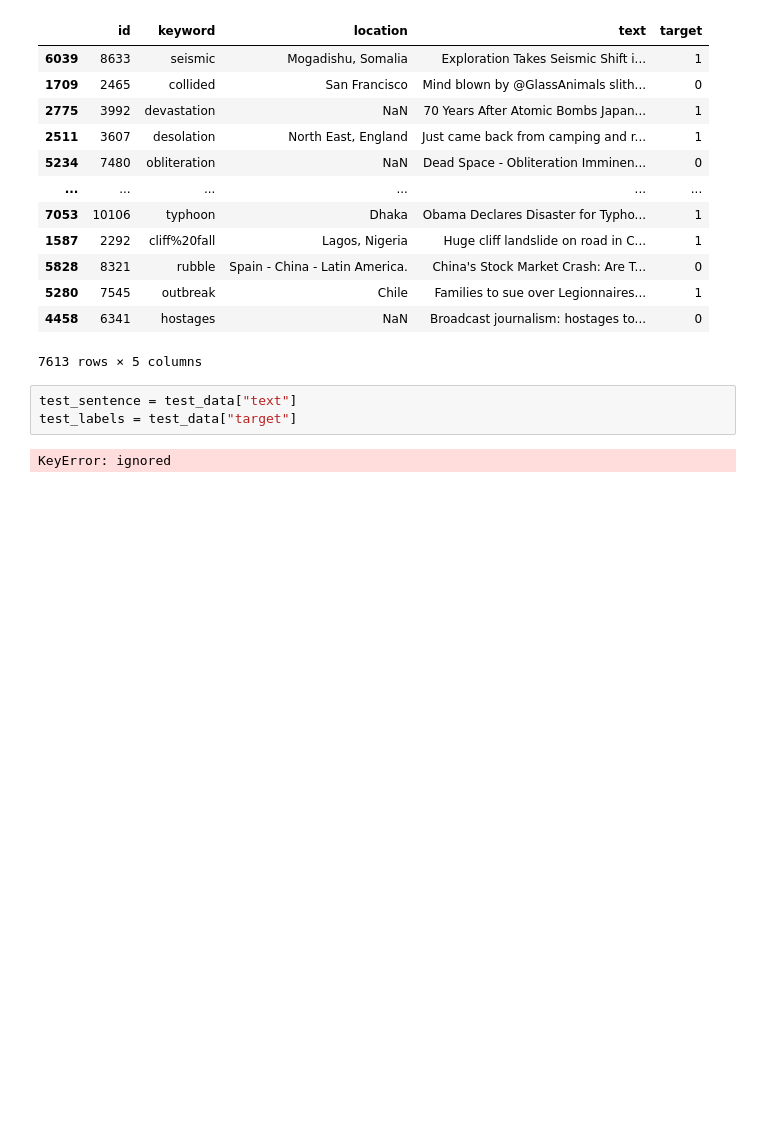
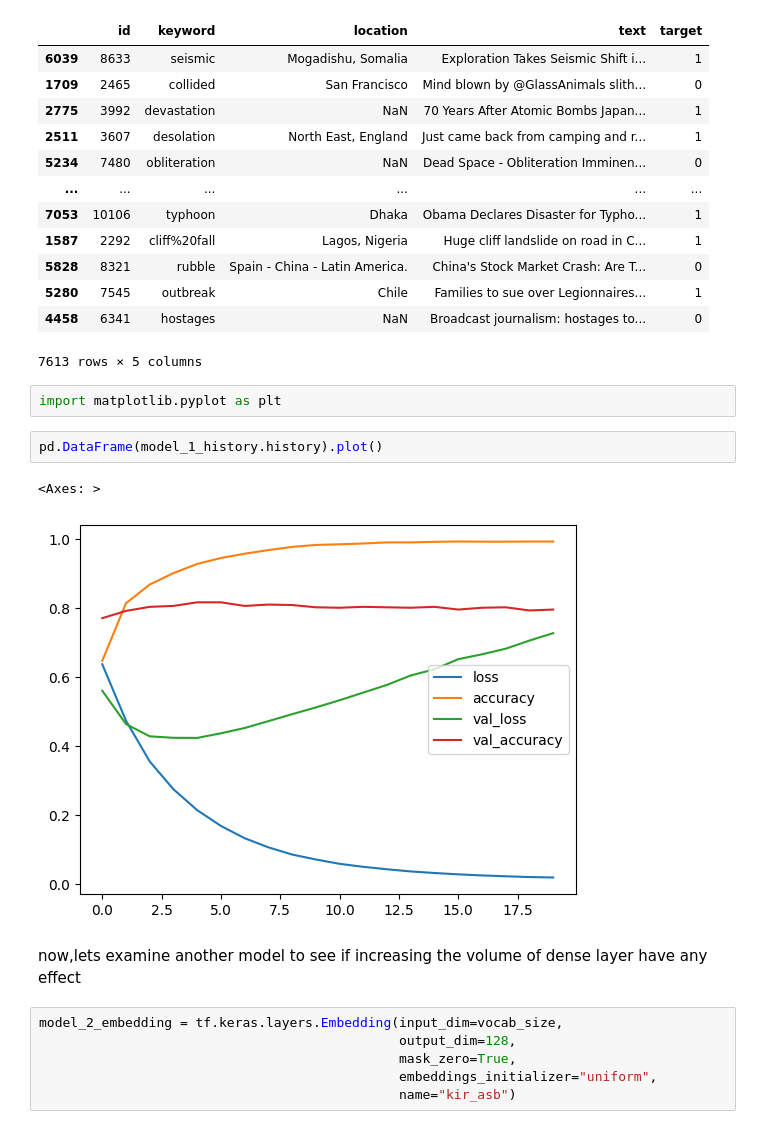
Before and after one commit to Alirs2002/tweet_sentiment_analysis, a Jupyter notebook: code.ipynb, the cells around one changed output. Cells and saved outputs as stored; diff of their text form; blank space fills up the shorter version.

```diff
--- a/code.ipynb
+++ b/code.ipynb
@@ -365,8 +365,18 @@ train_data
 | 5280 | 7545 | outbreak | Chile | Families to sue over Legionnaires... | 1 |
 | 4458 | 6341 | hostages | NaN | Broadcast journalism: hostages to... | 0 |
 7613 rows × 5 columns
-# %%
-test_sentence = test_data["text"]
-test_labels = test_data["target"]
-# %% [output]
-KeyError: ignored
+# %%
+import matplotlib.pyplot as plt
+# %%
+pd.DataFrame(model_1_history.history).plot()
+# %% [output]
+<Axes: >
+[figure, added]
+# %% [markdown]
+now,lets examine another model to see if increasing the volume of dense layer have any effect
+# %%
+model_2_embedding = tf.keras.layers.Embedding(input_dim=vocab_size,
+                                              output_dim=128,
+                                              mask_zero=True,
+                                              embeddings_initializer="uniform",
+                                              name="kir_asb")
```
Also changed, not shown: parts of 15 cells of this notebook.
